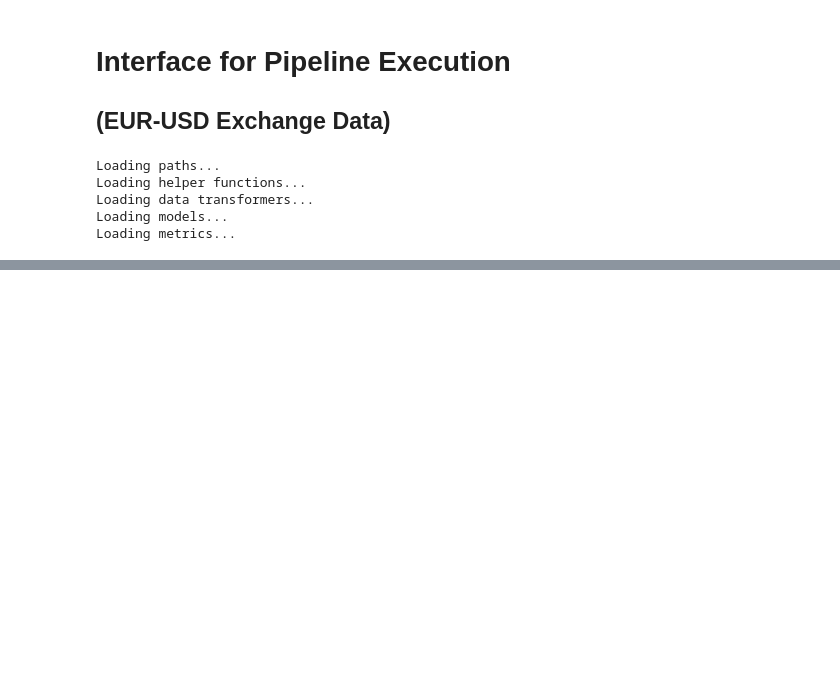
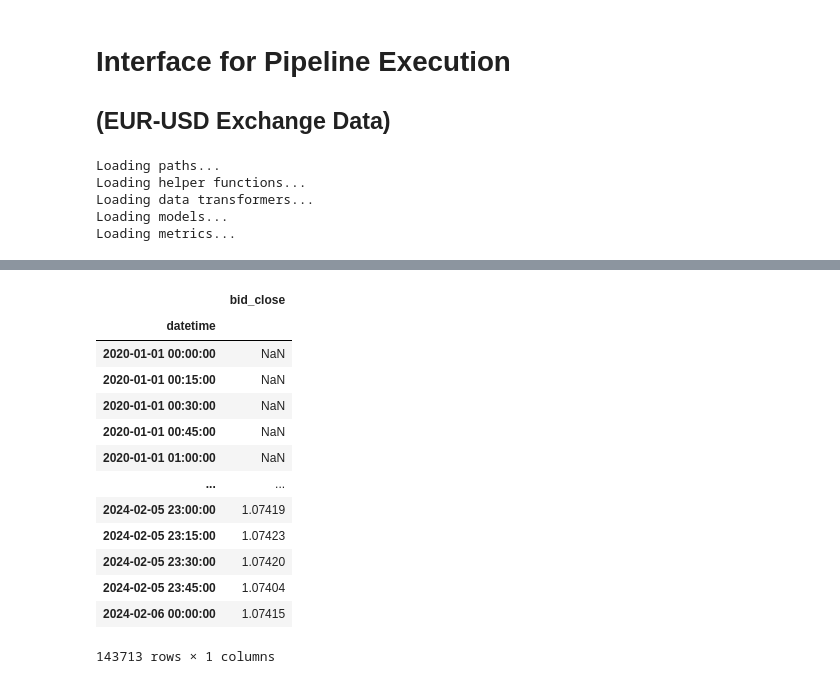
Before and after one commit to Paul-Jarschke/Time-Series-Ensembles, a Jupyter notebook: project/notebooks/run_pipeline/pipeline_eurusd.ipynb, the cells around one changed output, grey strips where cells are left out. Saved outputs shown, nothing was run; the diff lists cells and outputs as text; code cells hidden in the pictures; blank space fills up the shorter version.

```diff
--- a/project/notebooks/run_pipeline/pipeline_eurusd.ipynb
+++ b/project/notebooks/run_pipeline/pipeline_eurusd.ipynb
@@ -26,0 +37,17 @@ df = csv_reader(TESTDATA_DIR, 'eurusd', columns=['datetime', 'bid_close'])
+# %%
+display(df)
+# %% [output]
+|  | bid_close |
+| datetime |  |
+| 2020-01-01 00:00:00 | NaN |
+| 2020-01-01 00:15:00 | NaN |
+| 2020-01-01 00:30:00 | NaN |
+| 2020-01-01 00:45:00 | NaN |
+| 2020-01-01 01:00:00 | NaN |
+| ... | ... |
+| 2024-02-05 23:00:00 | 1.07419 |
+| 2024-02-05 23:15:00 | 1.07423 |
+| 2024-02-05 23:30:00 | 1.07420 |
+| 2024-02-05 23:45:00 | 1.07404 |
+| 2024-02-06 00:00:00 | 1.07415 |
+143713 rows × 1 columns
```
Also changed, not shown: parts of 4 cells of this notebook.
